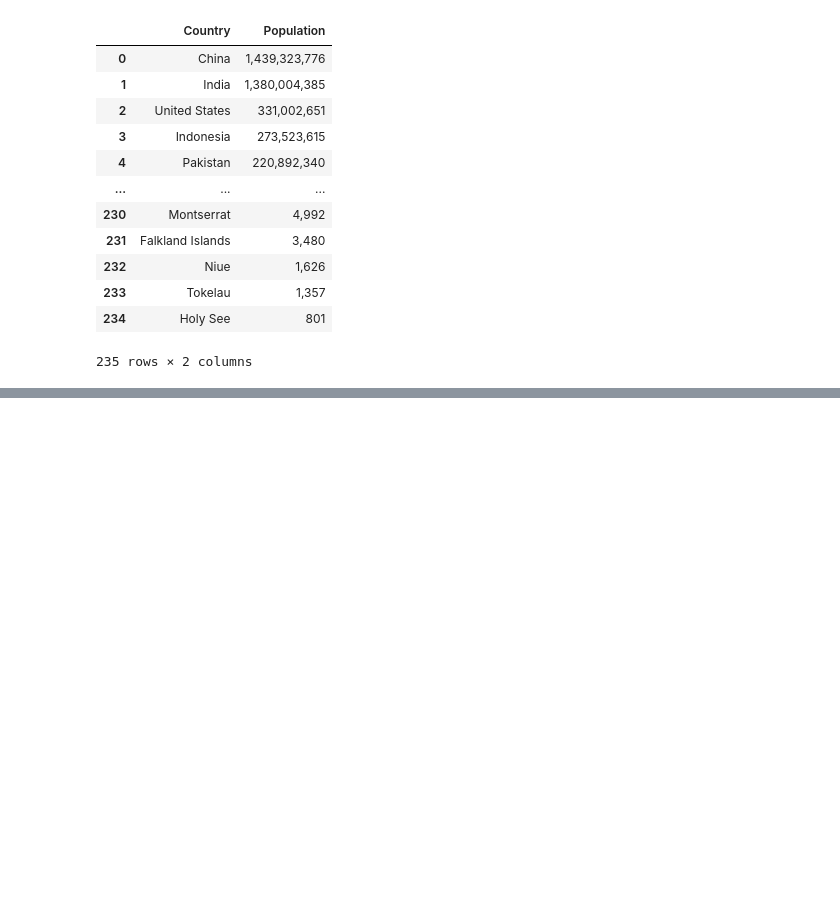
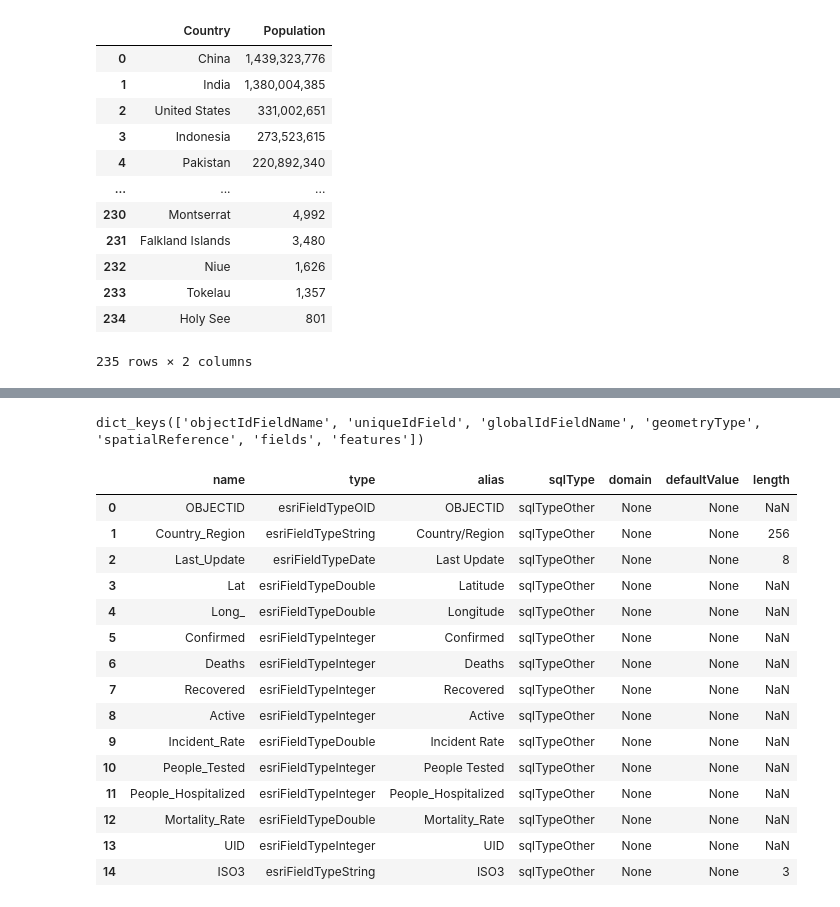
Before and after one commit to atabbalat/DSC540, a Jupyter notebook: Term Project/Term_Project_AbedTabbalat.ipynb, the cells around one changed output, grey strips where cells are left out. Drawn from its saved outputs; the diff is of its cells as text; code cells hidden in the pictures; blank space fills up the shorter version.

```diff
--- a/Term Project/Term_Project_AbedTabbalat.ipynb
+++ b/Term Project/Term_Project_AbedTabbalat.ipynb
@@ -289,0 +323,24 @@ df_web_1
+# %%
+json.keys()
+# %% [output]
+dict_keys(['objectIdFieldName', 'uniqueIdField', 'globalIdFieldName', 'geometryType', 'spatialReference', 'fields', 'features'])
+# %%
+df_api_fields = pd.DataFrame(json['fields'])
+df_api_fields
+# %% [output]
+|  | name | type | alias | sqlType | domain | defaultValue | length |
+| 0 | OBJECTID | esriFieldTypeOID | OBJECTID | sqlTypeOther | None | None | NaN |
+| 1 | Country_Region | esriFieldTypeString | Country/Region | sqlTypeOther | None | None | 256 |
+| 2 | Last_Update | esriFieldTypeDate | Last Update | sqlTypeOther | None | None | 8 |
+| 3 | Lat | esriFieldTypeDouble | Latitude | sqlTypeOther | None | None | NaN |
+| 4 | Long_ | esriFieldTypeDouble | Longitude | sqlTypeOther | None | None | NaN |
+| 5 | Confirmed | esriFieldTypeInteger | Confirmed | sqlTypeOther | None | None | NaN |
+| 6 | Deaths | esriFieldTypeInteger | Deaths | sqlTypeOther | None | None | NaN |
+| 7 | Recovered | esriFieldTypeInteger | Recovered | sqlTypeOther | None | None | NaN |
+| 8 | Active | esriFieldTypeInteger | Active | sqlTypeOther | None | None | NaN |
+| 9 | Incident_Rate | esriFieldTypeDouble | Incident Rate | sqlTypeOther | None | None | NaN |
+| 10 | People_Tested | esriFieldTypeInteger | People Tested | sqlTypeOther | None | None | NaN |
+| 11 | People_Hospitalized | esriFieldTypeInteger | People_Hospitalized | sqlTypeOther | None | None | NaN |
+| 12 | Mortality_Rate | esriFieldTypeDouble | Mortality_Rate | sqlTypeOther | None | None | NaN |
+| 13 | UID | esriFieldTypeInteger | UID | sqlTypeOther | None | None | NaN |
+| 14 | ISO3 | esriFieldTypeString | ISO3 | sqlTypeOther | None | None | 3 |
```
Also changed, not shown: parts of 13 cells of this notebook.
